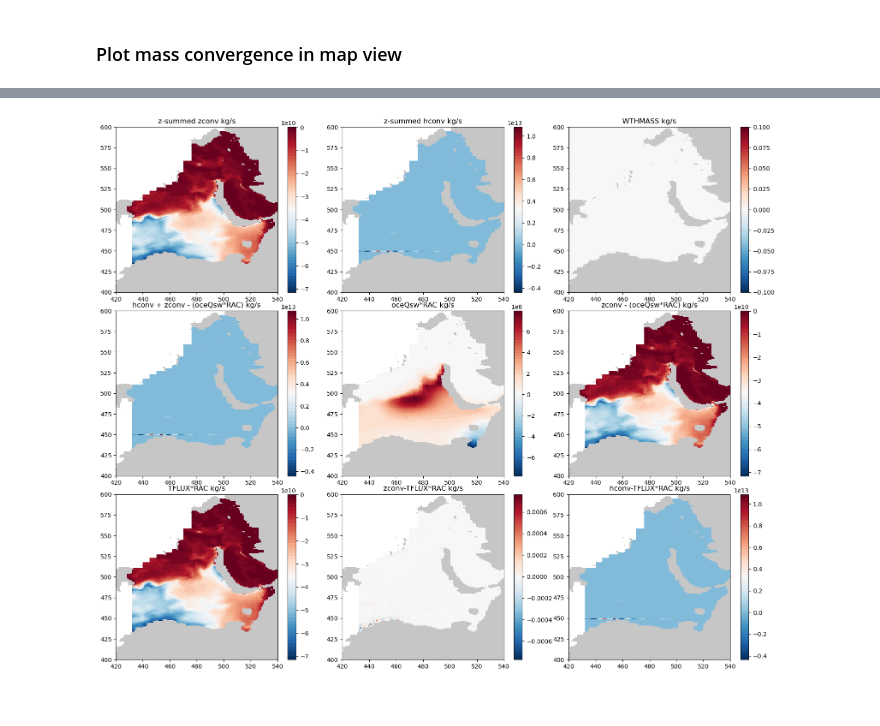
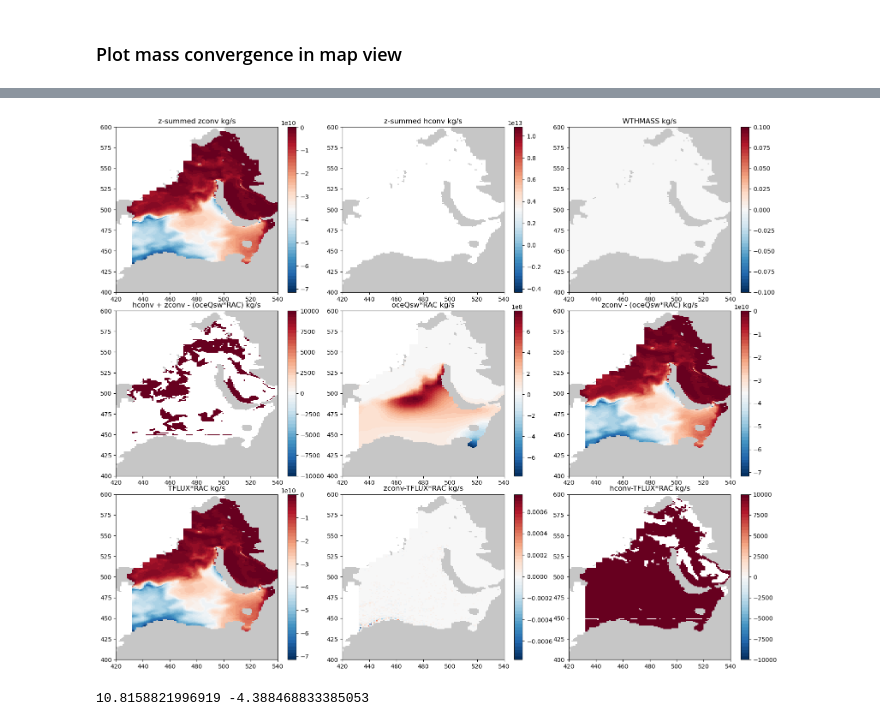
Before and after one commit to margaretmurakami/crios_backups, a Jupyter notebook: ASTE_270/offline_binning/Barents_gateways.ipynb, the cells around one changed output, grey strips where cells are left out. Saved outputs shown, nothing was run; the diff lists cells and outputs as text; code cells hidden in the pictures.

```diff
--- a/ASTE_270/offline_binning/Barents_gateways.ipynb
+++ b/ASTE_270/offline_binning/Barents_gateways.ipynb
@@ -1220,8 +1220,14 @@ x_sta_vilkit = gg['StAnnaTrough/Voronin/Vilkitshogo']["ix"]  #3
 y_sta_vilkit = gg['StAnnaTrough/Voronin/Vilkitshogo']["jy"]
 
 # set the one we want to plot
-x_curr = x_sta_vilkit.copy()
-y_curr = y_sta_vilkit.copy()
+x_curr = x_bso.copy()
+y_curr = y_bso.copy()
+# %%
+x_curr = np.delete(x_curr, 21)
+y_curr = np.delete(y_curr, 21)
+
+x_bso = np.delete(x_bso,21)
+y_bso = np.delete(y_bso,21)
 # %%
 i_bso = np.full((1350,270),np.nan)
 for i,j in zip(x_bso,y_bso):
@@ -1654,8 +1727,8 @@ plt.colorbar(cb)
 ax = axes[1]
 # plot 1: hconv
 valuesh = np.nansum(ds.budgO_fluxes_hconv_heat.values,axis=0)*mymsk/iB  # sum over depth
-norm = TwoSlopeNorm(vmin=-1e5,vcenter=0,vmax=1e5)
-cb = ax.pcolormesh(get_aste_tracer(valuesh*mymsk/iB,nfx,nfy)[0],cmap=cmap)
+norm = TwoSlopeNorm(vmin=-1e4,vcenter=0,vmax=1e4)
+cb = ax.pcolormesh(get_aste_tracer(valuesh*mymsk/iB,nfx,nfy)[0][:,450:],cmap=cmap)
 ax.pcolormesh(get_aste_tracer(landmsk,nfx,nfy)[0],cmap="Greys",vmin=.9,vmax=1.2)
 ax.set_title("z-summed hconv kg/s")
 ax.set_xlim(420,540)
@@ -1677,9 +1750,9 @@ plt.colorbar(cb)
 ###
 ax = axes[3]
 # plot 1: hconv + zconv - oceFWflx*RAC
-norm = TwoSlopeNorm(vmin=-100000,vcenter=0,vmax=100000)
+norm = TwoSlopeNorm(vmin=-1e4,vcenter=0,vmax=1e4)
 oceQswhere = oceQsw * RAC
-cb = ax.pcolormesh(get_aste_tracer(valuesz+valuesh - oceQswhere,nfx,nfy)[0],cmap=cmap)
+cb = ax.pcolormesh(get_aste_tracer(valuesz+valuesh - oceQswhere,nfx,nfy)[0],cmap=cmap,norm=norm)
 ax.pcolormesh(get_aste_tracer(landmsk,nfx,nfy)[0],cmap="Greys",vmin=.9,vmax=1.2)
 ax.set_title("hconv + zconv - (oceQsw*RAC) kg/s")
 ax.set_xlim(420,540)
@@ -1717,32 +1790,37 @@ TFLUXhere = TFLUX * RAC
 cb = ax.pcolormesh(get_aste_tracer(TFLUXhere* mymsk/iB,nfx,nfy)[0],cmap=cmap)
 ax.pcolormesh(get_aste_tracer(landmsk,nfx,nfy)[0],cmap="Greys",vmin=.9,vmax=1.2)
 ax.set_title("TFLUX*RAC kg/s")
 ax.set_xlim(420,540)
 ax.set_ylim(400,600)
 plt.colorbar(cb)
 
 ### d
 ax = axes[7]
 # plot 1: hconv+ zconv - SIatmFW*RAC
 norm = TwoSlopeNorm(vmin=-1e4,vcenter=0,vmax=1e4)
 cb = ax.pcolormesh(get_aste_tracer(valuesz - (TFLUXhere* mymsk/iB),nfx,nfy)[0],cmap=cmap)
 ax.pcolormesh(get_aste_tracer(landmsk,nfx,nfy)[0],cmap="Greys",vmin=.9,vmax=1.2)
 ax.set_title("zconv-TFLUX*RAC kg/s")
 ax.set_xlim(420,540)
 ax.set_ylim(400,600)
 plt.colorbar(cb)
 
 ax = axes[8]
 # plot 1: hconv-SIatmFW*RAC
 norm = TwoSlopeNorm(vmin=-1e4,vcenter=0,vmax=1e4)
-cb = ax.pcolormesh(get_aste_tracer(valuesh - (TFLUXhere* mymsk/iB),nfx,nfy)[0],cmap=cmap)
+cb = ax.pcolormesh(get_aste_tracer(valuesh - (TFLUXhere* mymsk/iB),nfx,nfy)[0],cmap=cmap,norm=norm)
 ax.pcolormesh(get_aste_tracer(landmsk,nfx,nfy)[0],cmap="Greys",vmin=.9,vmax=1.2)
 ax.set_title("hconv-TFLUX*RAC kg/s")
 ax.set_xlim(420,540)
 ax.set_ylim(400,600)
 plt.colorbar(cb)
 
 
 plt.savefig(path + "3by3comp_heat_tend.png",dpi=300)
 # %% [output]
-[figure, old version]
+[figure, new version]
+# %%
+test = valuesh*mymsk/iB
+print(np.nanmax(test)/1e12,np.nanmin(test)/1e12)
+# %% [output]
+10.8158821996919 -4.388468833385053
```
Also changed, not shown: parts of 14 cells of this notebook, 8 other files.
